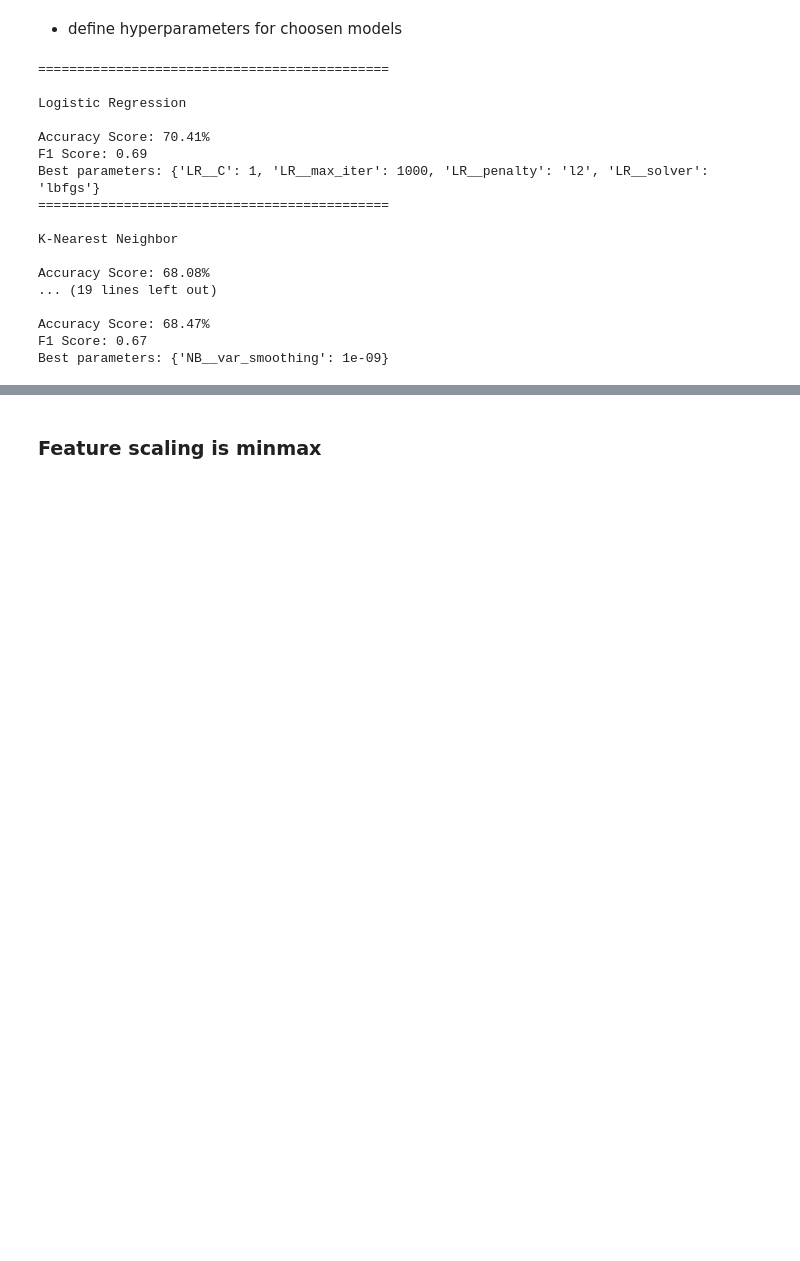
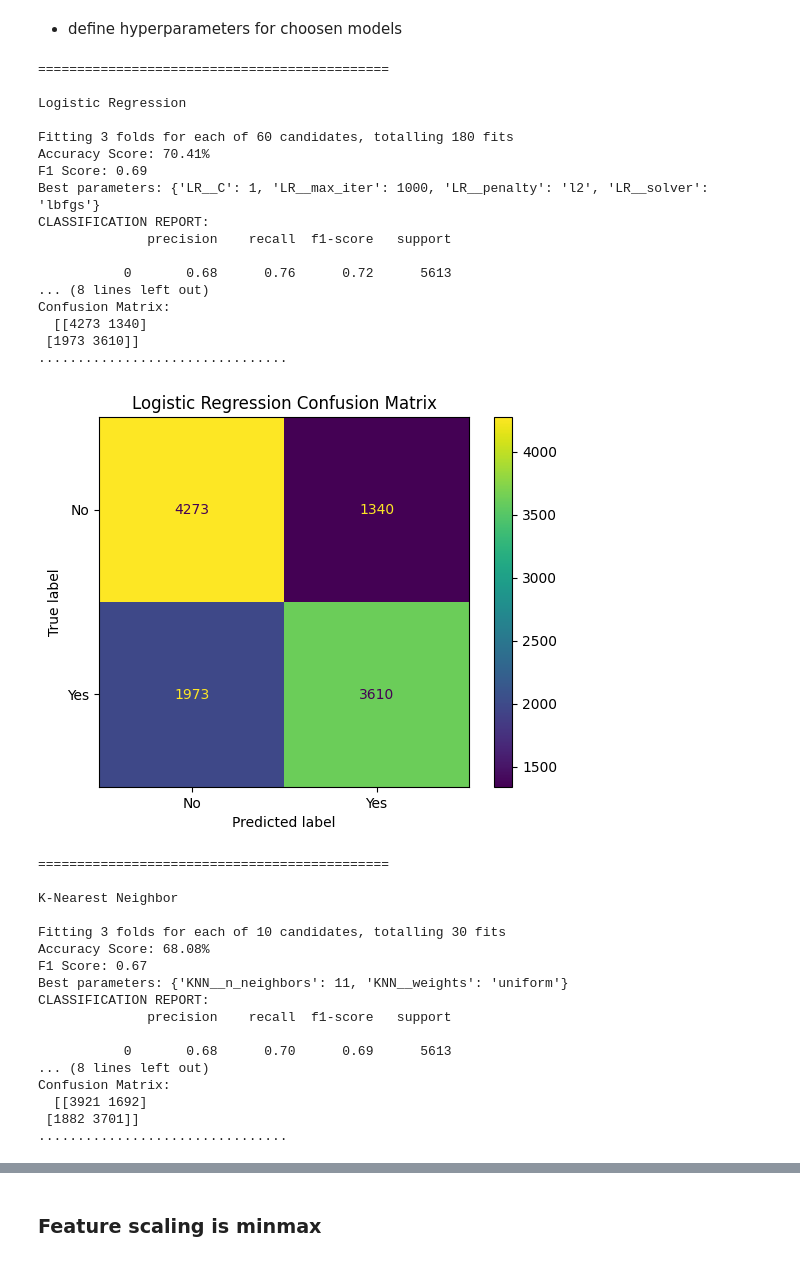
Before and after one commit to VineelaNedunuri/Machine-Learning-vineela-nedunuri, a Jupyter notebook: Labb/disease_on_model.ipynb, the cells around one changed output, grey strips where cells are left out. Drawn from its saved outputs; the diff is of its cells as text; code cells hidden in the pictures; blank space fills up the shorter version.

Commit message:
df1 with standard scaling

```diff
--- a/Labb/disease_on_model.ipynb
+++ b/Labb/disease_on_model.ipynb
@@ -145,29 +146,48 @@ param_grids = {
     'Gaussian Naive Bayes': Gaussian_param_grid
 }
 # %%
-from predict_model import grid_search
+from predict_model import grid_search, evaluate_classification
 
 for model_name, pipeline in pipelines.items():
     param_grid = param_grids[model_name]
     print('=============================================\n')
     print(f'{model_name:}\n')
     score_file='results/accuracy_scores.txt'
-    grid_search(pipeline, param_grid, X_train1, y_train1, X_val1, y_val1,'dataset1_standard',score_file)
+    y_pred=grid_search(pipeline, param_grid, X_train1, y_train1, X_val1, y_val1,'dataset1_standard',score_file)
+    evaluate_classification(model_name,y_val1, y_pred)
 # %% [output]
 =============================================
 
 Logistic Regression
 
+Fitting 3 folds for each of 60 candidates, totalling 180 fits
 Accuracy Score: 70.41%
 F1 Score: 0.69
 Best parameters: {'LR__C': 1, 'LR__max_iter': 1000, 'LR__penalty': 'l2', 'LR__solver': 'lbfgs'}
-=============================================
+CLASSIFICATION REPORT:
+              precision    recall  f1-score   support
 
-K-Nearest Neighbor
-
-Accuracy Score: 68.08%
-... (19 lines left out)
-
-Accuracy Score: 68.47%
-F1 Score: 0.67
-Best parameters: {'NB__var_smoothing': 1e-09}
+           0       0.68      0.76      0.72      5613
+... (8 lines left out)
+Confusion Matrix:
+  [[4273 1340]
+ [1973 3610]]
+................................
+[figure, added]
+=============================================
+
+K-Nearest Neighbor
+
+Fitting 3 folds for each of 10 candidates, totalling 30 fits
+Accuracy Score: 68.08%
+F1 Score: 0.67
+Best parameters: {'KNN__n_neighbors': 11, 'KNN__weights': 'uniform'}
+CLASSIFICATION REPORT:
+              precision    recall  f1-score   support
+
+           0       0.68      0.70      0.69      5613
+... (8 lines left out)
+Confusion Matrix:
+  [[3921 1692]
+ [1882 3701]]
+................................
```
Also changed, not shown: parts of 5 cells of this notebook, 2 other files.
